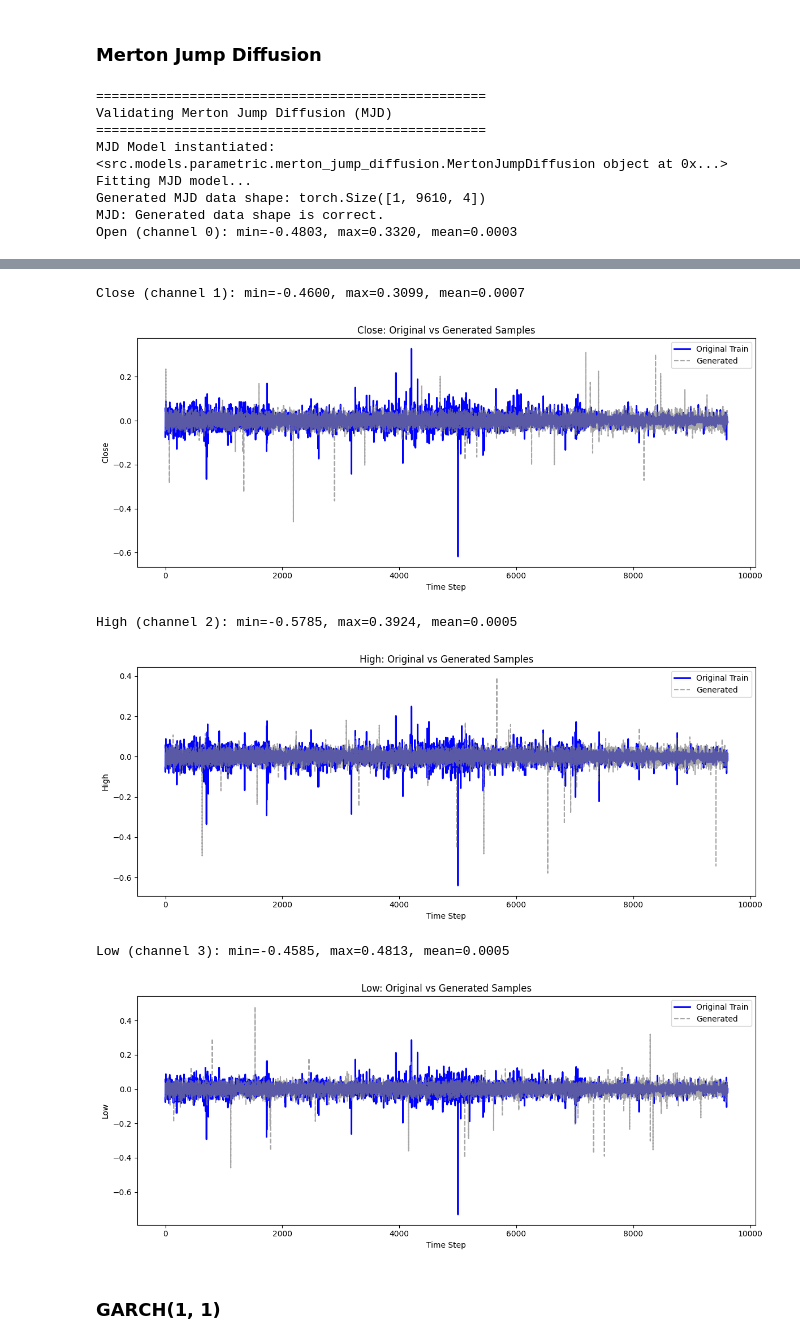
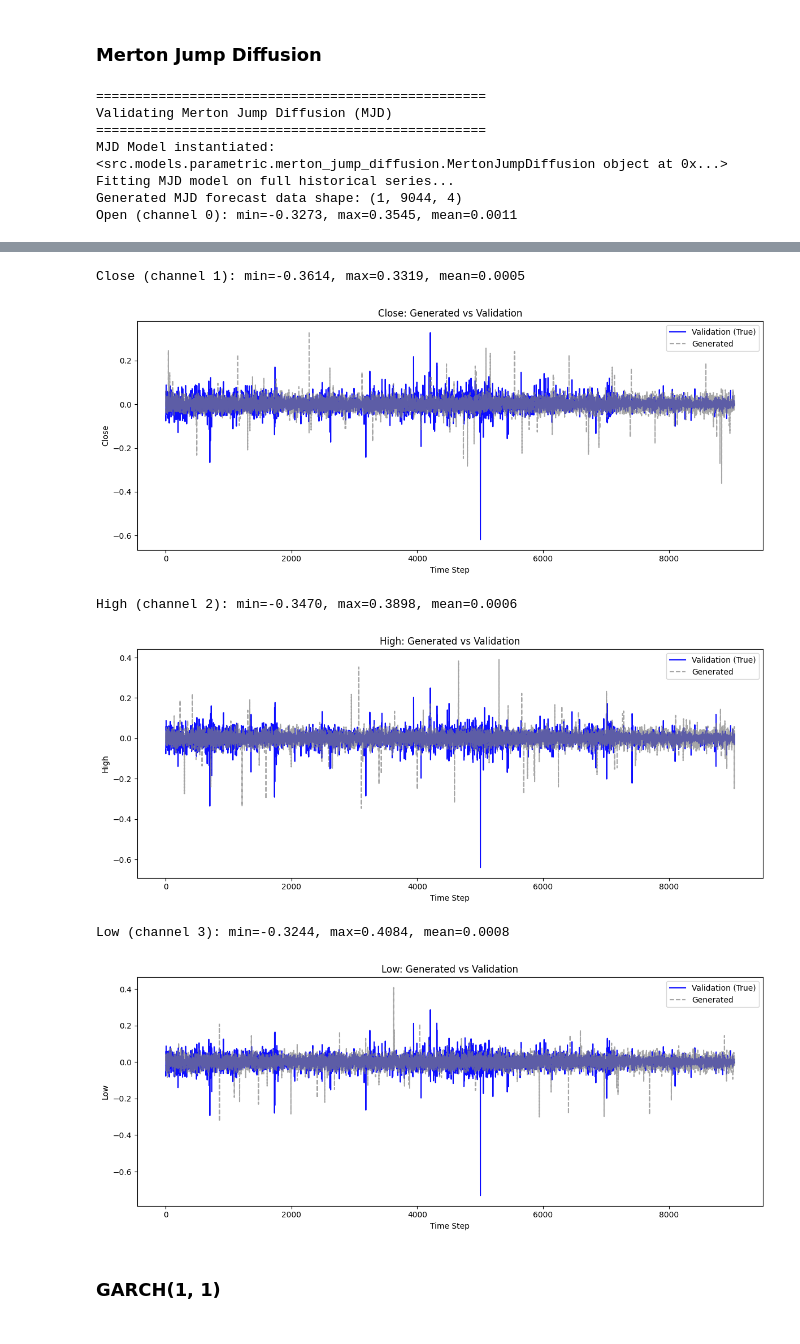
Before and after one commit to eddisonpham/StonkBench, a Jupyter notebook: notebooks/model_validation.ipynb, the cells around one changed output, grey strips where cells are left out. Drawn from its saved outputs; the diff is of its cells as text; code cells hidden in the pictures.

```diff
--- a/notebooks/model_validation.ipynb
+++ b/notebooks/model_validation.ipynb
@@ -260,29 +264,28 @@ print("Validating Merton Jump Diffusion (MJD)")
 print("=" * 50)
 
 length, num_channels = train_data_para.shape
-initial_price = train_data_para[0]
+forecast_horizon = train_data_para.shape[0]
+
 
 mjd_model = MertonJumpDiffusion(length=length, num_channels=num_channels)
 print(f"MJD Model instantiated: {mjd_model}")
 
-print("Fitting MJD model...")
-mjd_model.fit(train_data_para)
+print("Fitting MJD model on full historical series...")
+mjd_parameters = mjd_model.fit(train_data_para)
 
 num_generated_samples = 1
-mjd_generated_data = mjd_model.generate(num_generated_samples)
-print(f"Generated MJD data shape: {mjd_generated_data.shape}")
-
-assert mjd_generated_data.shape == (num_generated_samples, length, num_channels), \
-    f"MJD: Generated data shape mismatch. Expected ({num_generated_samples}, {length}, {num_channels}), got {mjd_generated_data.shape}"
-print("MJD: Generated data shape is correct.")
-
-plot_outputs(train_data_para, mjd_generated_data, num_generated_samples, length)
+mjd_generated_data = mjd_model.generate(
+    num_samples=num_generated_samples,
+    seq_length=forecast_horizon,
+    seed=42
+)
+print(f"Generated MJD forecast data shape: {mjd_generated_data.shape}")
+plot_generated_vs_real(mjd_generated_data, num_generated_samples, forecast_horizon, train_data_para)
 # %% [output]
 ==================================================
 Validating Merton Jump Diffusion (MJD)
 ==================================================
 MJD Model instantiated: <src.models.parametric.merton_jump_diffusion.MertonJumpDiffusion object at 0x...>
-Fitting MJD model...
-Generated MJD data shape: torch.Size([1, 9610, 4])
-MJD: Generated data shape is correct.
-Open (channel 0): min=-0.4803, max=0.3320, mean=0.0003
+Fitting MJD model on full historical series...
+Generated MJD forecast data shape: (1, 9044, 4)
+Open (channel 0): min=-0.3273, max=0.3545, mean=0.0011
@@ -290,9 +293,9 @@ Open (channel 0): min=-0.4803, max=0.3320, mean=0.0003
-Close (channel 1): min=-0.4600, max=0.3099, mean=0.0007
+Close (channel 1): min=-0.3614, max=0.3319, mean=0.0005
-[figure, old version]
+[figure, new version]
-High (channel 2): min=-0.5785, max=0.3924, mean=0.0005
+High (channel 2): min=-0.3470, max=0.3898, mean=0.0006
-[figure, old version]
+[figure, new version]
-Low (channel 3): min=-0.4585, max=0.4813, mean=0.0005
+Low (channel 3): min=-0.3244, max=0.4084, mean=0.0008
-[figure, old version]
+[figure, new version]
 # %% [markdown]
 ### GARCH(1, 1)
 # %%
```
Also changed, not shown: parts of 25 cells of this notebook, 25 other files.
